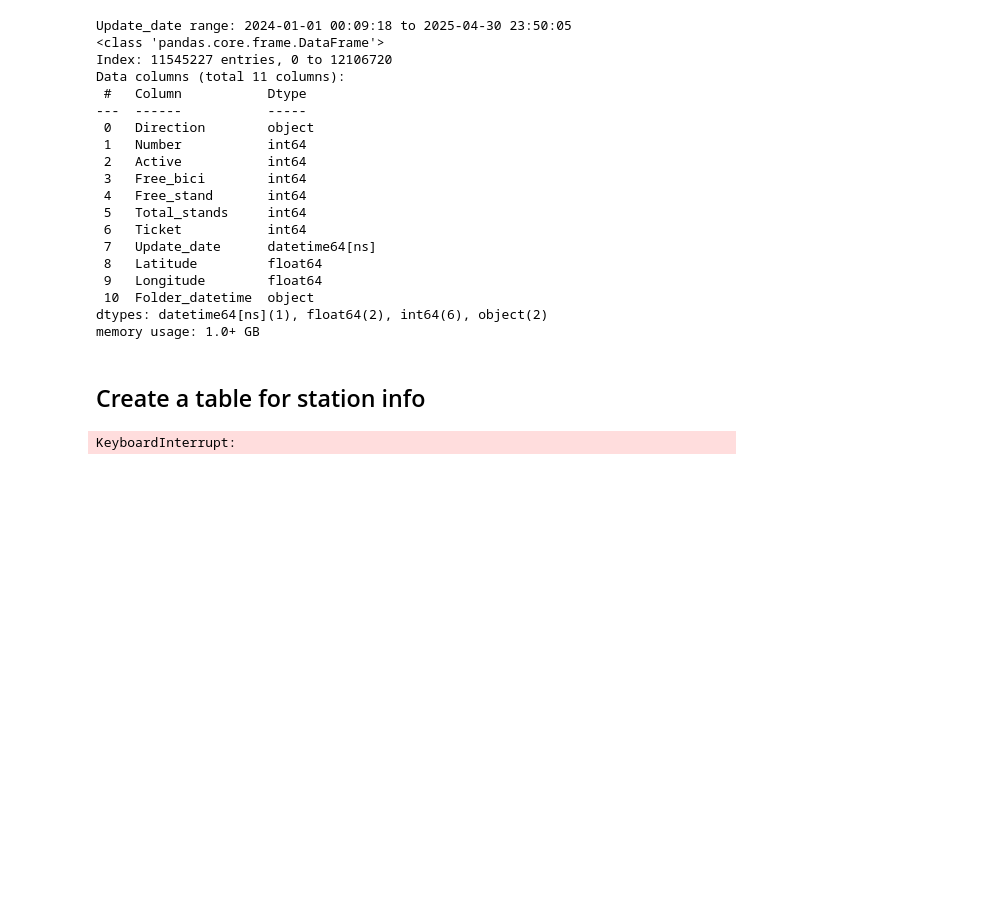
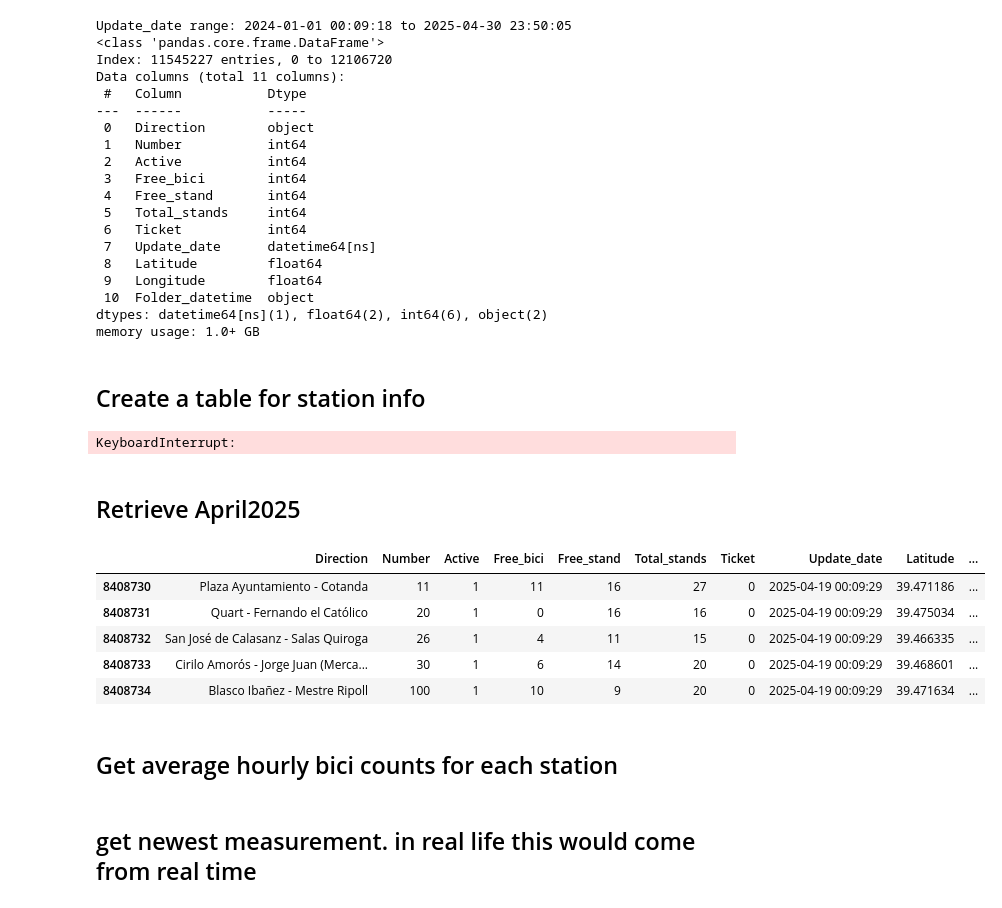
Before and after one commit to emilieks/EDMProject, a Jupyter notebook: clean_tables.ipynb, the cells around one changed output. Drawn from its saved outputs; the diff is of its cells as text; code cells hidden in the pictures; blank space fills up the shorter version.

```diff
--- a/clean_tables.ipynb
+++ b/clean_tables.ipynb
@@ -180,3 +180,22 @@ for index, row in station_info.iterrows():
     station_info.at[index, 'Longitude'] = first_row['Longitude']
 # %%
 station_info.to_csv('data/STATIONS.csv', index=False)
+# %% [markdown]
+## Retrieve April2025
+# %%
+import pandas as pd
+
+valenbisi = pd.read_csv('data/VALENBISI.csv')
+valenbis_april25 = valenbisi[valenbisi['Update_date'] >= '2025-04-01 00:00:00']
+valenbis_april25.to_csv('data/VALENBISI_APRIL25.csv', index=False)
+
+valenbis_april25.head()
+# %% [output]
+|  | Direction | Number | Active | Free_bici | Free_stand | Total_stands | Ticket | Update_date | Latitude | ... |
+| 8408730 | Plaza Ayuntamiento - Cotanda | 11 | 1 | 11 | 16 | 27 | 0 | 2025-04-19 00:09:29 | 39.471186 | ... |
+| 8408731 | Quart - Fernando el Católico | 20 | 1 | 0 | 16 | 16 | 0 | 2025-04-19 00:09:29 | 39.475034 | ... |
+| 8408732 | San José de Calasanz - Salas Quiroga | 26 | 1 | 4 | 11 | 15 | 0 | 2025-04-19 00:09:29 | 39.466335 | ... |
+| 8408733 | Cirilo Amorós - Jorge Juan (Merca... | 30 | 1 | 6 | 14 | 20 | 0 | 2025-04-19 00:09:29 | 39.468601 | ... |
+| 8408734 | Blasco Ibañez - Mestre Ripoll | 100 | 1 | 10 | 9 | 20 | 0 | 2025-04-19 00:09:29 | 39.471634 | ... |
+# %% [markdown]
+## Get average hourly bici counts for each station
@@ -182,0 +231,2 @@ station_info.to_csv('data/STATIONS.csv', index=False)
+# %% [markdown]
+## get newest measurement. in real life this would come from real time
```
Also changed, not shown: parts of 3 cells of this notebook, 12 other files.
